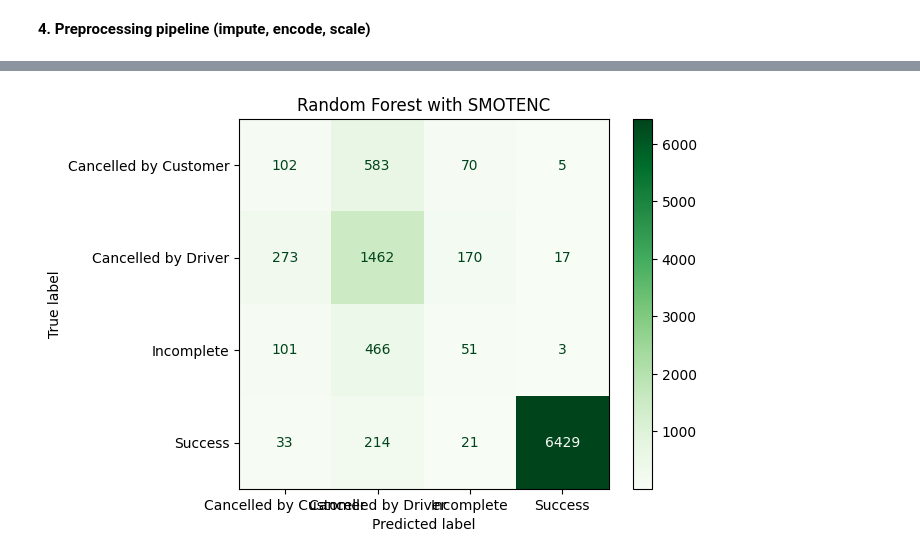
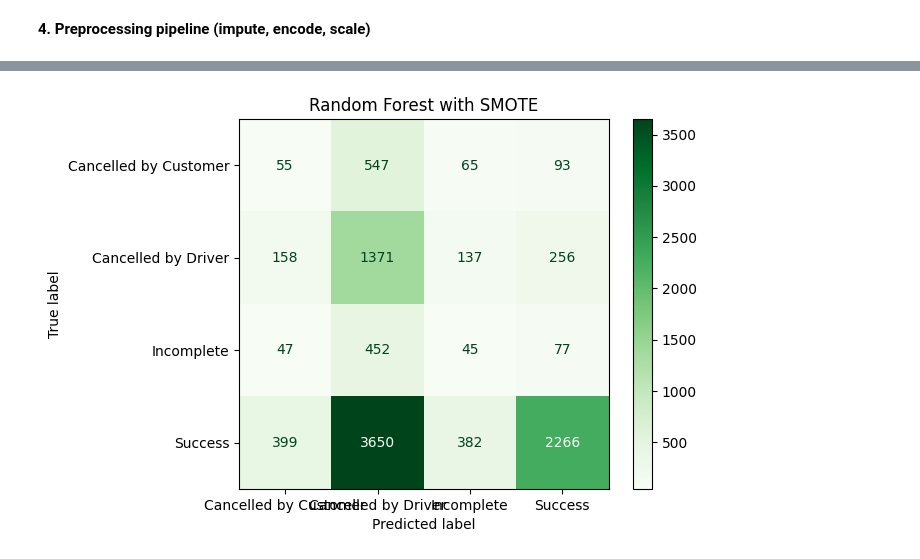
Before and after one commit to Tharmika2002/Ride-Cancellation-Model-DataX, a Jupyter notebook: Ride_Cancellation_Model.ipynb, the cells around one changed output, grey strips where cells are left out. Saved outputs shown, nothing was run; the diff lists cells and outputs as text; code cells hidden in the pictures.

```diff
--- a/Ride_Cancellation_Model.ipynb
+++ b/Ride_Cancellation_Model.ipynb
@@ -606,42 +473,66 @@ Macro-F1: 0.4836336782520039
 # %%
-# -------------------------------
-# C) Random Forest with SMOTENC (ensemble model)
+ # -------------------------------
+#  Random Forest with SMOTE (ensemble model)
 # -------------------------------
 from sklearn.ensemble import RandomForestClassifier
-from imblearn.over_sampling import SMOTENC
+from sklearn.metrics import classification_report, f1_score, ConfusionMatrixDisplay
+from sklearn.preprocessing import OneHotEncoder
+import matplotlib.pyplot as plt
+from imblearn.over_sampling import SMOTE
 import numpy as np
+import joblib
 
-# Extract categorical indices for SMOTENC
-preprocessor.fit(X_train)  # fit once
-ohe = preprocessor.named_transformers_['cat'].named_steps['encoder']
-categorical_feature_indices = list(
-    range(len(ohe.get_feature_names_out(cat_features)))
+RANDOM_STATE = 42
+
+try:
+    ohe = preprocessor.named_transformers_["cat"].named_steps["encoder"]
+    if hasattr(ohe, "sparse_output"):
+        if ohe.sparse_output:
+            ohe.sparse_output = False
+    else:
+        if ohe.sparse:
+            ohe.sparse = False
+except Exception:
+    pass
+
+preprocessor.fit(X_train)
+X_train_processed = preprocessor.transform(X_train)
+
+smote = SMOTE(
+    random_state=RANDOM_STATE,
+    k_neighbors=3,
+    sampling_strategy="auto"
+)
+X_resampled, y_resampled = smote.fit_resample(X_train_processed, y_train)
+
+
+rf_model = RandomForestClassifier(
+    n_estimators=120,
+    max_depth=12,
+    min_samples_leaf=5,
+    max_features="sqrt",
+    ccp_alpha=0.001,
+    random_state=RANDOM_STATE,
+    n_jobs=-1,
+    oob_score=False
 )
 
-rf_smote = Pipeline(steps=[
-    ("preprocessor", preprocessor),
-    ("smote", SMOTENC(
-        categorical_features=categorical_feature_indices,
-        sampling_strategy="auto",
-        random_state=RANDOM_STATE
-    )),
-    ("classifier", RandomForestClassifier(
-        n_estimators=200,
-        random_state=RANDOM_STATE,
-        n_jobs=-1
-    ))
-])
+rf_model.fit(X_resampled, y_resampled)
 
-# Train
-rf_smote.fit(X_train, y_train)
-y_pred_rf = rf_smote.predict(X_val)
+X_val_processed = preprocessor.transform(X_val)
+y_pred_rf = rf_model.predict(X_val_processed)
 
-# Evaluate
-print("\n=== Random Forest with SMOTENC ===")
-print(classification_report(y_val, y_pred_rf))
+print("\n=== Random Forest with SMOTE ===")
+print(classification_report(y_val, y_pred_rf, digits=3))
 print("Macro-F1:", f1_score(y_val, y_pred_rf, average="macro"))
 
 ConfusionMatrixDisplay.from_predictions(y_val, y_pred_rf, cmap="Greens")
-plt.title("Random Forest with SMOTENC")
+plt.title("Random Forest with SMOTE")
 plt.show()
+
+
+bundle = {"preprocessor": preprocessor, "model": rf_model}
+
+joblib.dump(bundle, "random_forest_smote_model.pkl", compress=("xz", 3))
+print("✅ Model exported to random_forest_smote_model.pkl (compressed)")
 # %% [output]
@@ -661 +552 @@ Macro-F1: 0.46925618504962263
-[figure, old version]
+[figure, new version]
```
Also changed, not shown: parts of 28 cells of this notebook.
